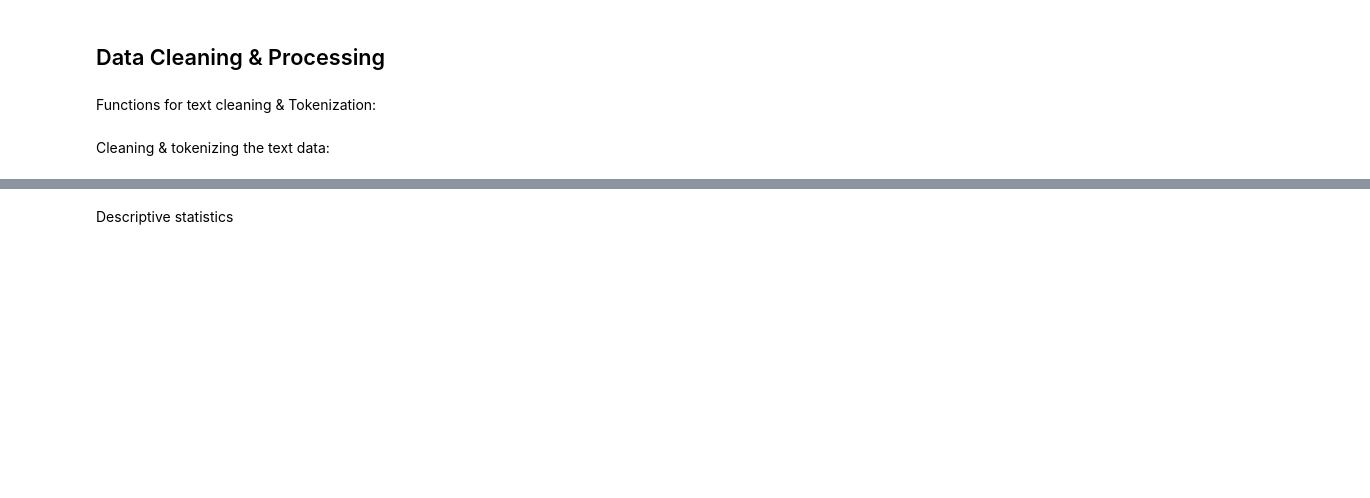
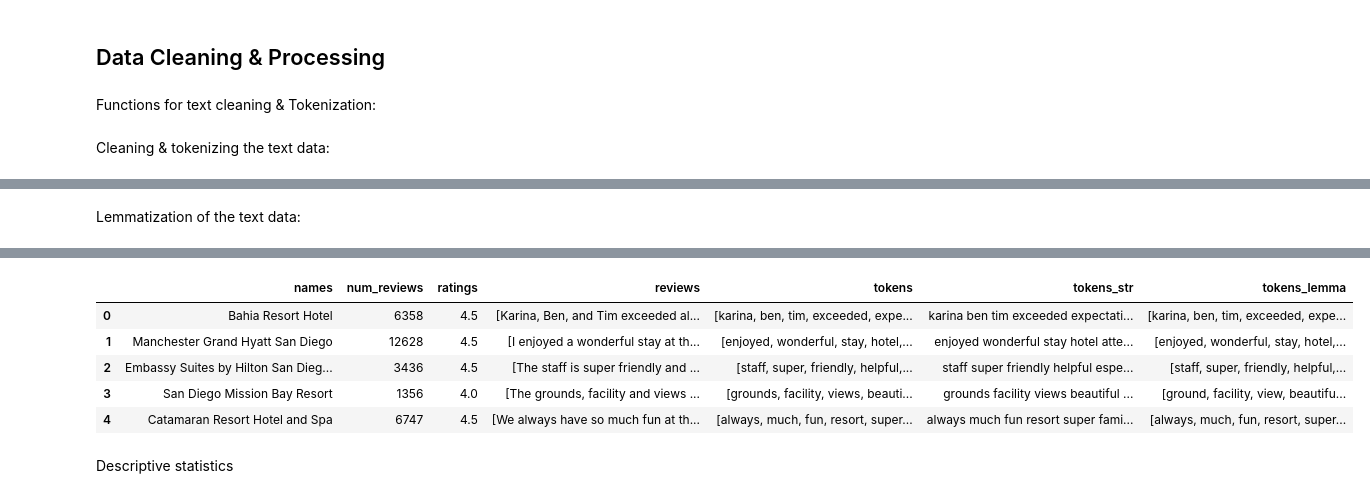
Before and after one commit to RenettaNelson/ADS-509---Applied-Text-Mining---Team-1, a Jupyter notebook: Hotel_Reviews_JU.ipynb, the cells around one changed output, grey strips where cells are left out. Saved outputs shown, nothing was run; the diff lists cells and outputs as text; code cells hidden in the pictures; blank space fills up the shorter version.

Commit message:
text processing

```diff
--- a/Hotel_Reviews_JU.ipynb
+++ b/Hotel_Reviews_JU.ipynb
@@ -474,0 +481,12 @@ hotels_df.head()
+# %% [markdown]
+Lemmatization of the text data:
+# %%
+nltk.download('wordnet')
+from nltk.stem import WordNetLemmatizer
+def word_lemmatizer(text):
+    lem_text = [WordNetLemmatizer().lemmatize(i) for i in text]
+    return lem_text
+
+hotels_df['tokens_lemma'] = hotels_df['tokens'].apply(lambda x: word_lemmatizer(x))
+hotels_df.head()
+# %% [output]
@@ -475,2 +496,8 @@ hotels_df.head()
+|  | names | num_reviews | ratings | reviews | tokens | tokens_str | tokens_lemma |
+| 0 | Bahia Resort Hotel | 6358 | 4.5 | [Karina, Ben, and Tim exceeded al... | [karina, ben, tim, exceeded, expe... | karina ben tim exceeded expectati... | [karina, ben, tim, exceeded, expe... |
+| 1 | Manchester Grand Hyatt San Diego | 12628 | 4.5 | [I enjoyed a wonderful stay at th... | [enjoyed, wonderful, stay, hotel,... | enjoyed wonderful stay hotel atte... | [enjoyed, wonderful, stay, hotel,... |
+| 2 | Embassy Suites by Hilton San Dieg... | 3436 | 4.5 | [The staff is super friendly and ... | [staff, super, friendly, helpful,... | staff super friendly helpful espe... | [staff, super, friendly, helpful,... |
+| 3 | San Diego Mission Bay Resort | 1356 | 4.0 | [The grounds, facility and views ... | [grounds, facility, views, beauti... | grounds facility views beautiful ... | [ground, facility, view, beautifu... |
+| 4 | Catamaran Resort Hotel and Spa | 6747 | 4.5 | [We always have so much fun at th... | [always, much, fun, resort, super... | always much fun resort super fami... | [always, much, fun, resort, super... |
 # %% [markdown]
 Descriptive statistics
```
Also changed, not shown: parts of 13 cells of this notebook.
